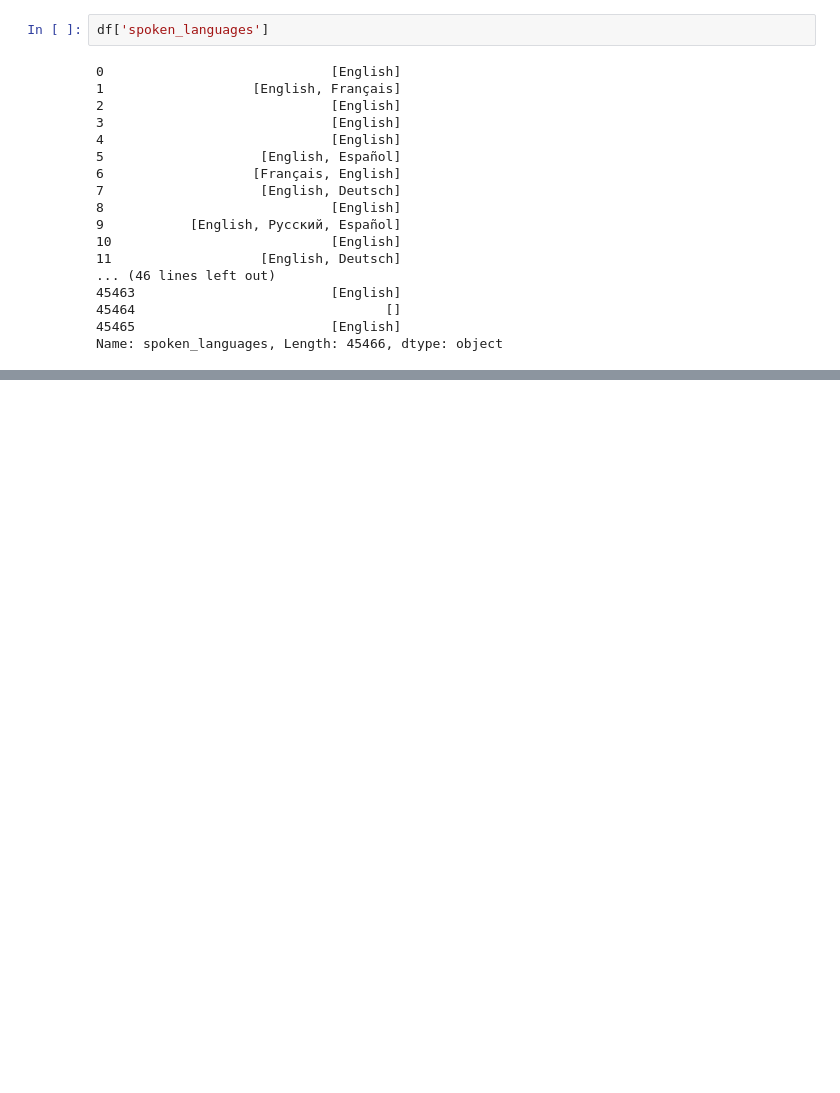
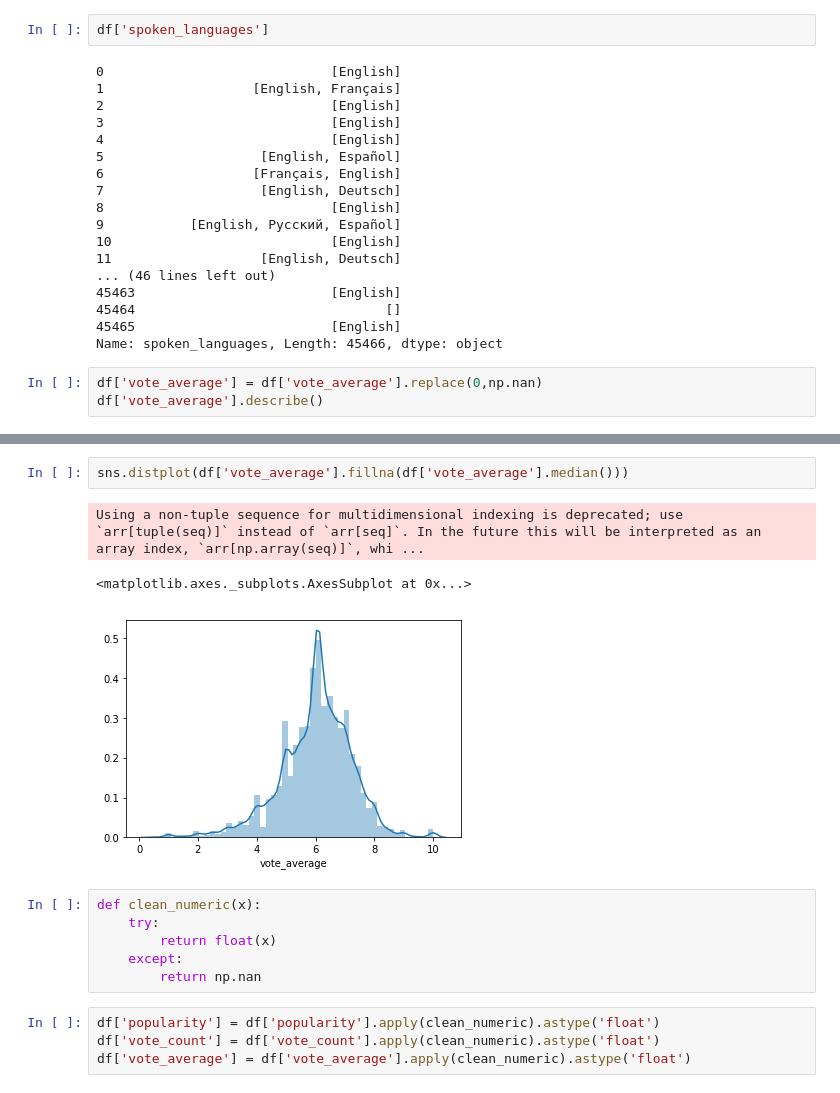
Before and after one commit to nikhil0410/movie-recommender, a Jupyter notebook: Movie Recommender System(EDA).ipynb, the cells around one changed output, grey strips where cells are left out. Cells and saved outputs as stored; diff of their text form; blank space fills up the shorter version.

```diff
--- a/Movie Recommender System(EDA).ipynb
+++ b/Movie Recommender System(EDA).ipynb
@@ -451,3 +452,6 @@ df['spoken_languages']
 45464                                []
 45465                         [English]
 Name: spoken_languages, Length: 45466, dtype: object
+# %%
+df['vote_average'] = df['vote_average'].replace(0,np.nan)
+df['vote_average'].describe()
@@ -453,0 +468,16 @@ Name: spoken_languages, Length: 45466, dtype: object
+# %%
+sns.distplot(df['vote_average'].fillna(df['vote_average'].median()))
+# %% [output]
+Using a non-tuple sequence for multidimensional indexing is deprecated; use `arr[tuple(seq)]` instead of `arr[seq]`. In the future this will be interpreted as an array index, `arr[np.array(seq)]`, whi ...
+<matplotlib.axes._subplots.AxesSubplot at 0x...>
+[figure, added]
+# %%
+def clean_numeric(x):
+    try:
+        return float(x)
+    except:
+        return np.nan
+# %%
+df['popularity'] = df['popularity'].apply(clean_numeric).astype('float')
+df['vote_count'] = df['vote_count'].apply(clean_numeric).astype('float')
+df['vote_average'] = df['vote_average'].apply(clean_numeric).astype('float')
```
Also changed, not shown: parts of 20 cells of this notebook.
